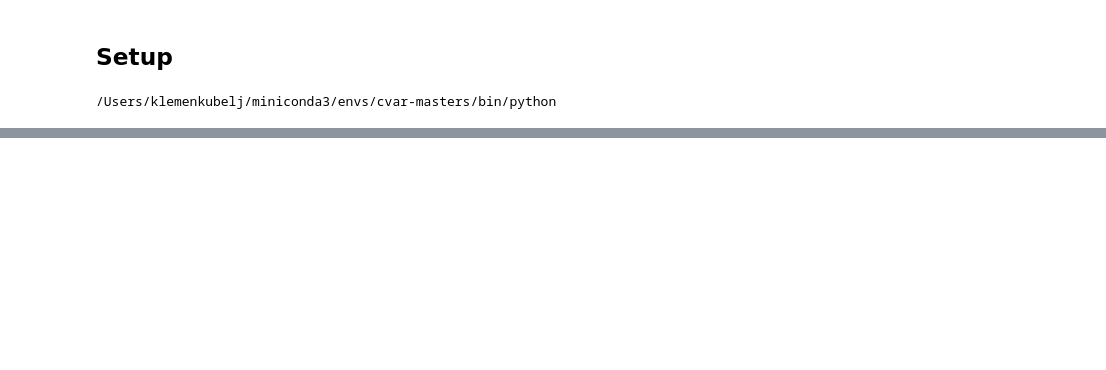
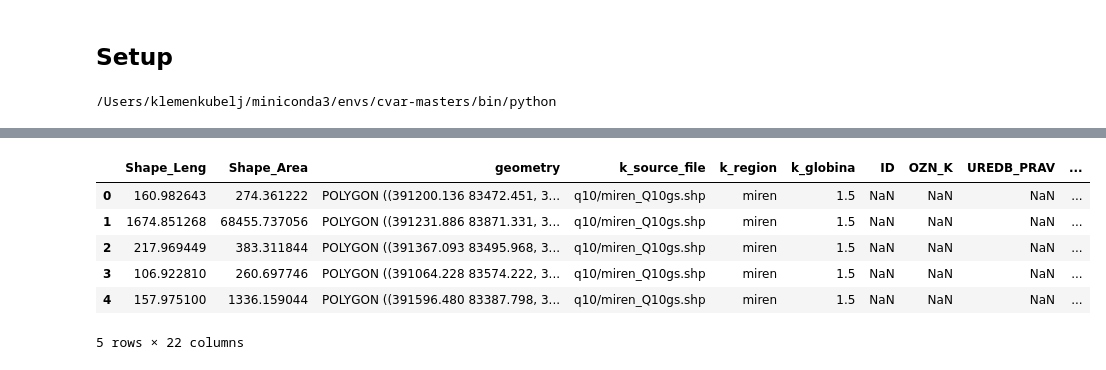
Before and after one commit to KubeljK/cvar-masters, a Jupyter notebook: notebooks/003-kk-si-poplave-merging.ipynb, the cells around one changed output, grey strips where cells are left out. Cells and saved outputs as stored; diff of their text form; code cells hidden in the pictures; blank space fills up the shorter version.

```diff
--- a/notebooks/003-kk-si-poplave-merging.ipynb
+++ b/notebooks/003-kk-si-poplave-merging.ipynb
@@ -22,8 +24,9 @@ DATA_DIR = "/Users/klemenkubelj/Documents/school/graduate/masters/data/Karte Glo
 # %%
 # List all directories in the data path
-all_dirs = [p for p in os.listdir(DATA_DIR) if os.path.isdir(os.path.join(DATA_DIR, p)) and p.startswith("OPVP")]
-for d in sorted(all_dirs):
+all_raw_dirs = [p for p in os.listdir(RAW_DATA_DIR) if os.path.isdir(os.path.join(RAW_DATA_DIR, p)) and p.startswith("OPVP")]
+for d in sorted(all_raw_dirs):
     print(d)
+print("len(all_raw_dirs): ", len(all_raw_dirs))
 # %% [output]
 OPVP Begunje na Gorenjskem
 OPVP Cerkno
@@ -100,25 +212,36 @@ rad_q10 = '/Users/klemenkubelj/Documents/school/graduate/masters/data/Karte Glob
 # %%
 def _get_globina(row):
-    source = row["source"].lower()
-    if source.endswith("q10gv.shp"):
-        return 2
-    elif source.endswith("q10gs.shp"):
-        return 1
-    elif source.endswith("q10gm.shp"):
+    source = row["k_source_file"].lower()
+    if source.endswith("gv.shp"):
+        return 2.5
+    elif source.endswith("gs.shp"):
+        return 1.5
+    elif source.endswith("gm.shp"):
         return 0.5
     raise ValueError(f"Unknown source: '{source}'")
 
 def _clean_shapefile(_df, path):
-    _df["source"] = os.path.relpath(path, DATA_DIR)
-    _df["globina"] = _df.apply(lambda row: _get_globina(row), axis=1)
+    # Relative to DATA_DIR
+    RELDIR = "/Users/klemenkubelj/Documents/school/graduate/masters/data/si_karte_globin"
+    source_file = os.path.relpath(path, RELDIR)
+    _df["k_source_file"] = source_file
+    _df["k_region"] = source_file.split("/")[-1].split("_Q")[0] # Extract source from path
+    _df["k_globina"] = _df.apply(lambda row: _get_globina(row), axis=1)
     return _df
 
 def _read_shapefile(path):
     _df = gpd.read_file(path)
+    # Check if _df is empty
+    if _df.empty:
+        print("Empty shapefile: ", path, ". Skipping...")
+        return None
     _df = _clean_shapefile(_df, path)
     return _df
 
+dfs = []
+for path in all_shapefiles:
+    _df = _read_shapefile(path)
+    if _df is not None:
+        dfs.append(_df)
 
-df_rad_q10v = _read_shapefile(rad_q10v)
-df_rad_q10s = _read_shapefile(rad_q10s)
-df_rad_q10m = _read_shapefile(rad_q10m)
+print("Read ", len(dfs), " shapefiles")
@@ -195,0 +253,13 @@ df_rad_q10
+# %%
+# Combine all dataframes into one
+df_all = pd.concat(dfs)
+# %%
+df_all.head()
+# %% [output]
+|  | Shape_Leng | Shape_Area | geometry | k_source_file | k_region | k_globina | ID | OZN_K | UREDB_PRAV | ... |
+| 0 | 160.982643 | 274.361222 | POLYGON ((391200.136 83472.451, 3... | q10/miren_Q10gs.shp | miren | 1.5 | NaN | NaN | NaN | ... |
+| 1 | 1674.851268 | 68455.737056 | POLYGON ((391231.886 83871.331, 3... | q10/miren_Q10gs.shp | miren | 1.5 | NaN | NaN | NaN | ... |
+| 2 | 217.969449 | 383.311844 | POLYGON ((391367.093 83495.968, 3... | q10/miren_Q10gs.shp | miren | 1.5 | NaN | NaN | NaN | ... |
+| 3 | 106.922810 | 260.697746 | POLYGON ((391064.228 83574.222, 3... | q10/miren_Q10gs.shp | miren | 1.5 | NaN | NaN | NaN | ... |
+| 4 | 157.975100 | 1336.159044 | POLYGON ((391596.480 83387.798, 3... | q10/miren_Q10gs.shp | miren | 1.5 | NaN | NaN | NaN | ... |
+5 rows × 22 columns
```
Also changed, not shown: parts of 42 cells of this notebook.
